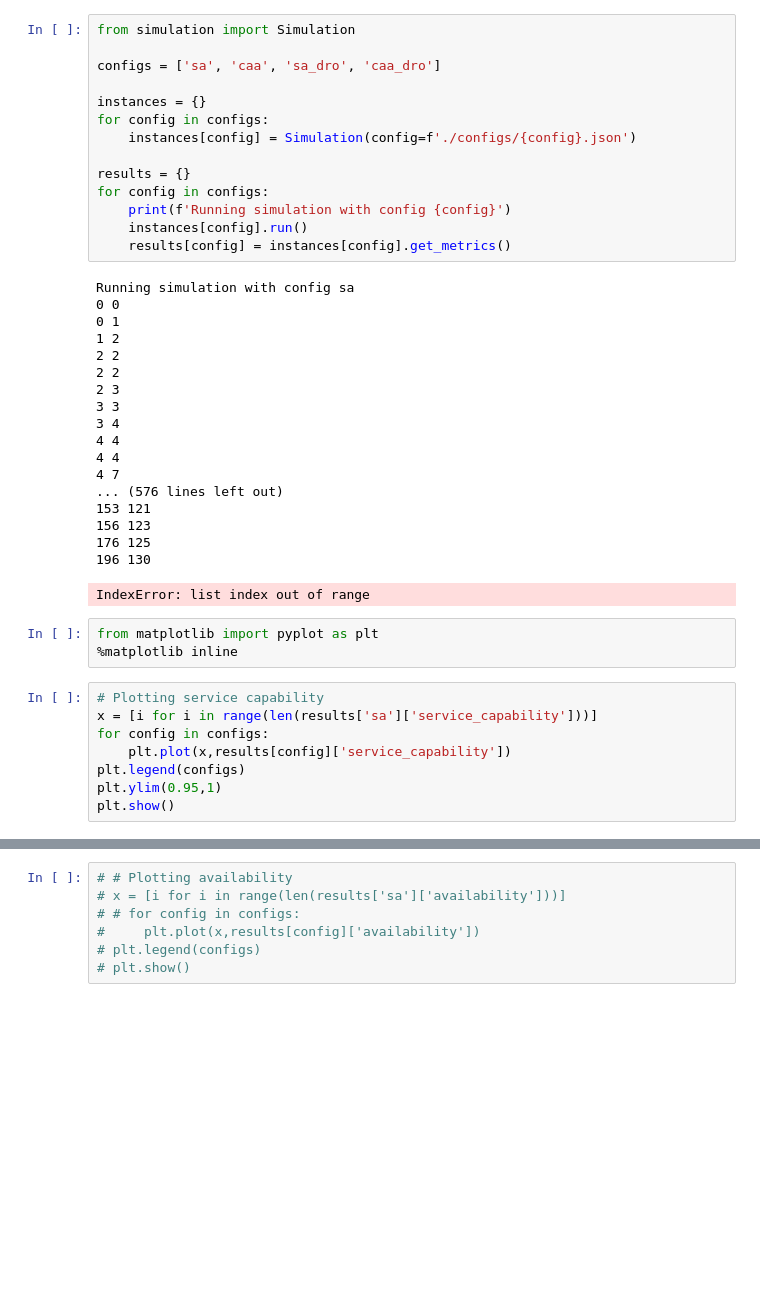
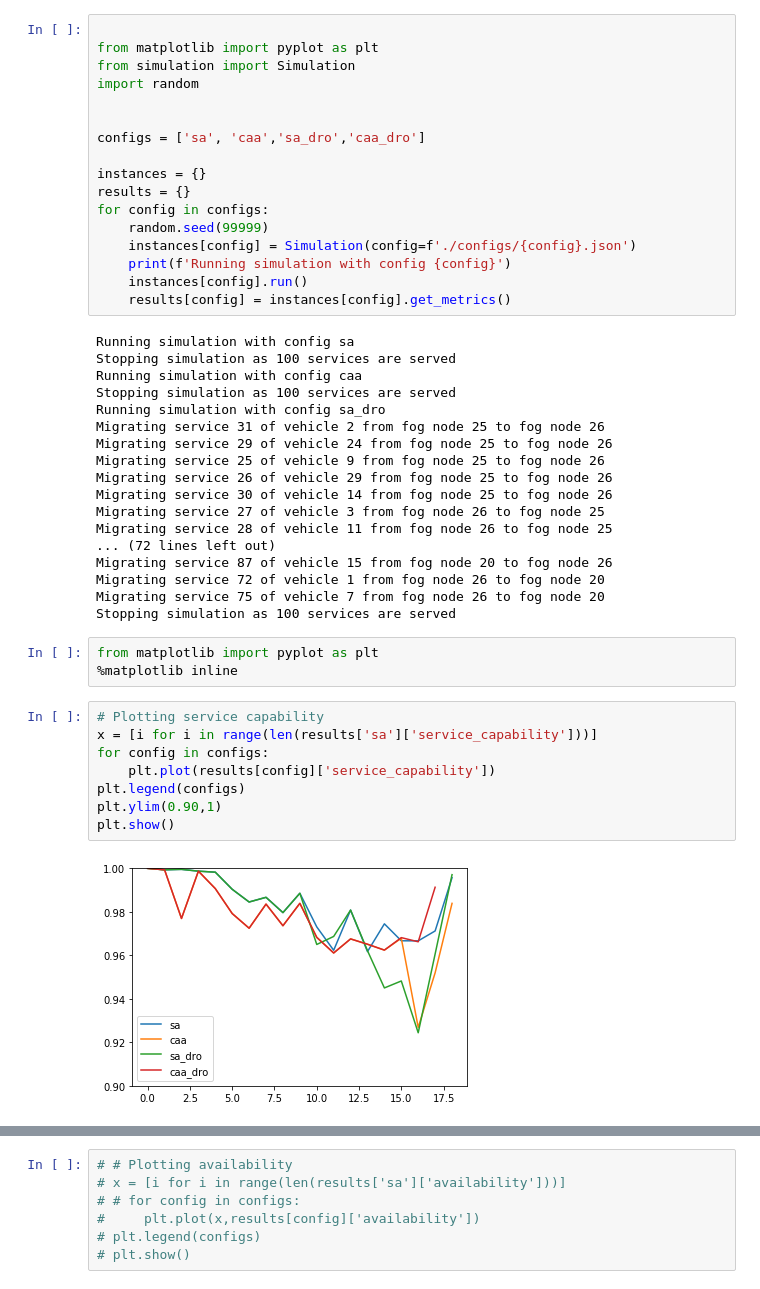
Before and after one commit to revanthgss/simvfc, a Jupyter notebook: Results.ipynb, the cells around one changed output, grey strips where cells are left out. Saved outputs shown, nothing was run; the diff lists cells and outputs as text; blank space fills up the shorter version.

```diff
--- a/Results.ipynb
+++ b/Results.ipynb
@@ -1,47 +1,51 @@
 # %%
+
+from matplotlib import pyplot as plt
 from simulation import Simulation
+import random
 
-configs = ['sa', 'caa', 'sa_dro', 'caa_dro']
+
+configs = ['sa', 'caa','sa_dro','caa_dro']
 
 instances = {}
-for config in configs:
-    instances[config] = Simulation(config=f'./configs/{config}.json')
-
 results = {}
 for config in configs:
+    random.seed(99999)
+    instances[config] = Simulation(config=f'./configs/{config}.json')
     print(f'Running simulation with config {config}')
     instances[config].run()
     results[config] = instances[config].get_metrics()
 # %% [output]
 Running simulation with config sa
-0 0
-0 1
-1 2
-2 2
-2 2
-2 3
-3 3
-3 4
-4 4
-4 4
-4 7
-... (576 lines left out)
-153 121
-156 123
-176 125
-196 130
+Stopping simulation as 100 services are served
+Running simulation with config caa
+Stopping simulation as 100 services are served
+Running simulation with config sa_dro
+Migrating service 31 of vehicle 2 from fog node 25 to fog node 26
+Migrating service 29 of vehicle 24 from fog node 25 to fog node 26
+Migrating service 25 of vehicle 9 from fog node 25 to fog node 26
+Migrating service 26 of vehicle 29 from fog node 25 to fog node 26
+Migrating service 30 of vehicle 14 from fog node 25 to fog node 26
+Migrating service 27 of vehicle 3 from fog node 26 to fog node 25
+Migrating service 28 of vehicle 11 from fog node 26 to fog node 25
+... (72 lines left out)
+Migrating service 87 of vehicle 15 from fog node 20 to fog node 26
+Migrating service 72 of vehicle 1 from fog node 26 to fog node 20
+Migrating service 75 of vehicle 7 from fog node 26 to fog node 20
+Stopping simulation as 100 services are served
-IndexError: list index out of range
 # %%
 from matplotlib import pyplot as plt
 %matplotlib inline
 # %%
 # Plotting service capability
 x = [i for i in range(len(results['sa']['service_capability']))]
 for config in configs:
-    plt.plot(x,results[config]['service_capability'])
+    plt.plot(results[config]['service_capability'])
 plt.legend(configs)
-plt.ylim(0.95,1)
+plt.ylim(0.90,1)
 plt.show()
+# %% [output]
+[figure, added]
 # %%
 # Plotting throughput
 x = [i for i in range(len(results['sa']['throughput']))]
```
Also changed, not shown: parts of 3 cells of this notebook, 11 other files.
